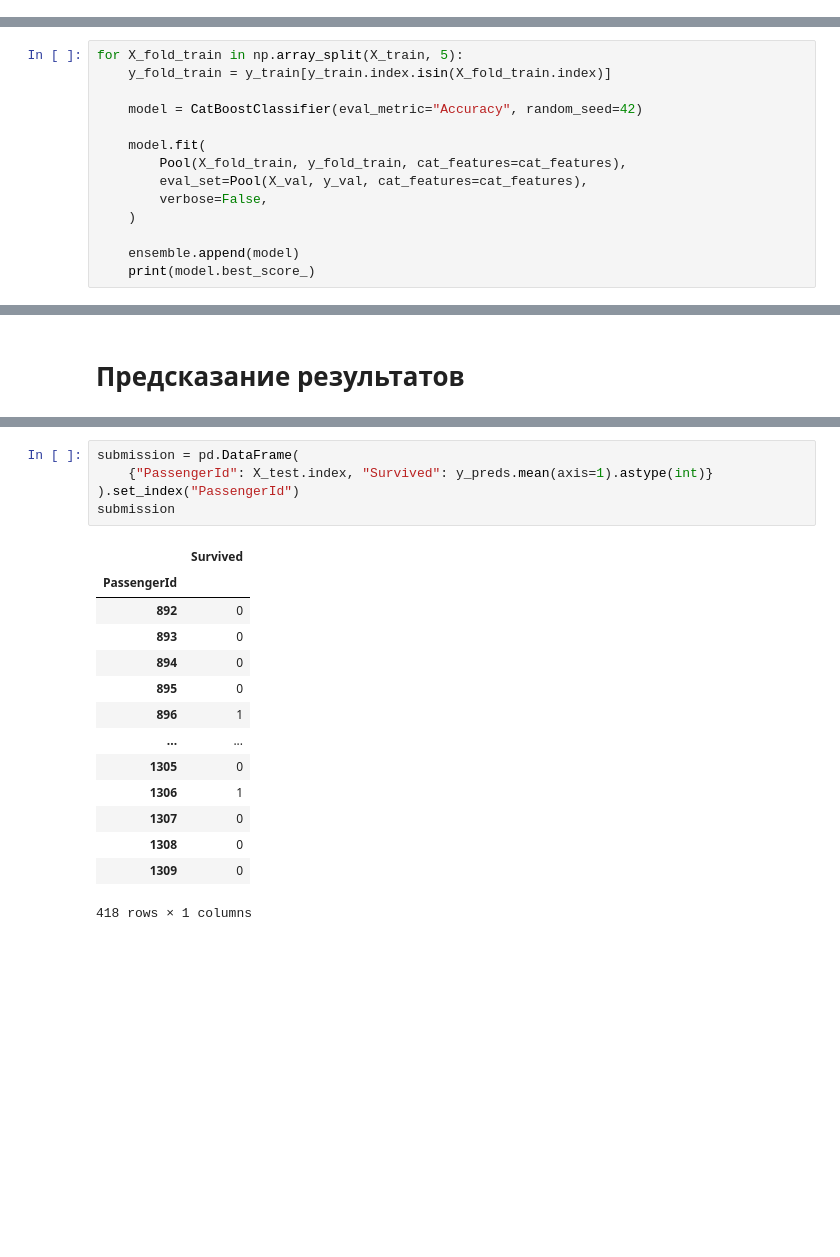
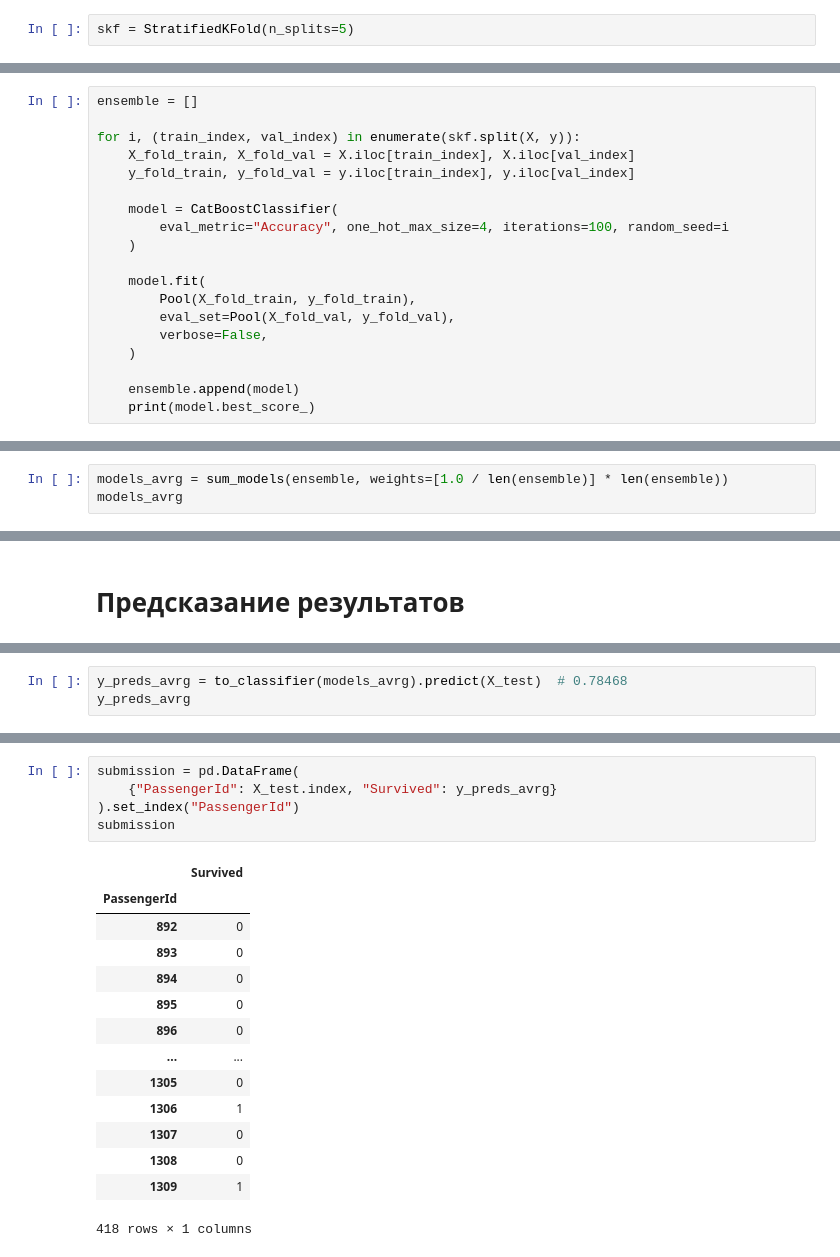
Before and after one commit to alxgrin/kaggle, a Jupyter notebook: notebooks/c_titanic.ipynb, the cells around one changed output, grey strips where cells are left out. Cells and saved outputs as stored; diff of their text form; blank space fills up the shorter version.

```diff
--- a/notebooks/c_titanic.ipynb
+++ b/notebooks/c_titanic.ipynb
@@ -746,0 +798,2 @@ ensemble = []
+# %%
+skf = StratifiedKFold(n_splits=5)
@@ -747,12 +802,17 @@ ensemble = []
 # %%
-for X_fold_train in np.array_split(X_train, 5):
-    y_fold_train = y_train[y_train.index.isin(X_fold_train.index)]
+ensemble = []
 
-    model = CatBoostClassifier(eval_metric="Accuracy", random_seed=42)
+for i, (train_index, val_index) in enumerate(skf.split(X, y)):
+    X_fold_train, X_fold_val = X.iloc[train_index], X.iloc[val_index]
+    y_fold_train, y_fold_val = y.iloc[train_index], y.iloc[val_index]
+
+    model = CatBoostClassifier(
+        eval_metric="Accuracy", one_hot_max_size=4, iterations=100, random_seed=i
+    )
 
     model.fit(
-        Pool(X_fold_train, y_fold_train, cat_features=cat_features),
-        eval_set=Pool(X_val, y_val, cat_features=cat_features),
+        Pool(X_fold_train, y_fold_train),
+        eval_set=Pool(X_fold_val, y_fold_val),
         verbose=False,
     )
 
@@ -776,0 +828,3 @@ best_model = ensemble[0]
+# %%
+models_avrg = sum_models(ensemble, weights=[1.0 / len(ensemble)] * len(ensemble))
+models_avrg
@@ -843,0 +864,3 @@ Int64Index([ 892,  893,  894,  895,  896,  897,  898,  899,  900,  901,
+# %%
+y_preds_avrg = to_classifier(models_avrg).predict(X_test)  # 0.78468
+y_preds_avrg
@@ -844,20 +889,20 @@ Int64Index([ 892,  893,  894,  895,  896,  897,  898,  899,  900,  901,
 # %%
 submission = pd.DataFrame(
-    {"PassengerId": X_test.index, "Survived": y_preds.mean(axis=1).astype(int)}
+    {"PassengerId": X_test.index, "Survived": y_preds_avrg}
 ).set_index("PassengerId")
 submission
 # %% [output]
 |  | Survived |
 | PassengerId |  |
 | 892 | 0 |
 | 893 | 0 |
 | 894 | 0 |
 | 895 | 0 |
-| 896 | 1 |
+| 896 | 0 |
 | ... | ... |
 | 1305 | 0 |
 | 1306 | 1 |
 | 1307 | 0 |
 | 1308 | 0 |
-| 1309 | 0 |
+| 1309 | 1 |
 418 rows × 1 columns
```
Also changed, not shown: parts of 163 cells of this notebook.
